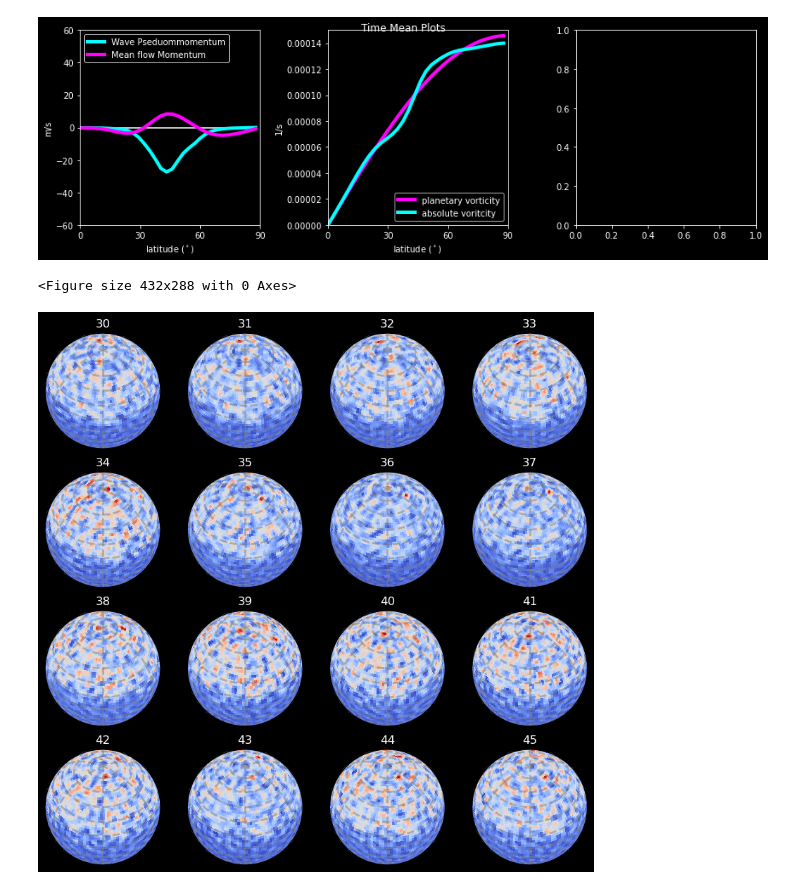
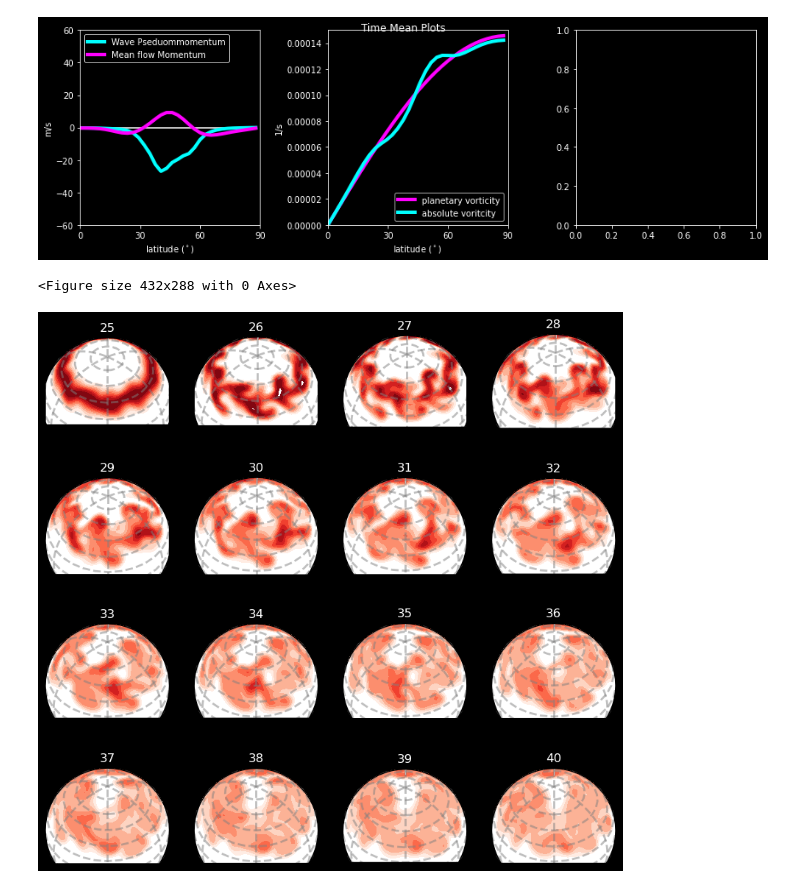
Before and after one commit to rfajber/BaroSphere, a Jupyter notebook: Stochastic_Jet_tracers.ipynb, the cells around one changed output. Drawn from its saved outputs; the diff is of its cells as text; code cells hidden in the pictures.

Commit message:
Fixed tracers and added tracer hyperdiffusion

```diff
--- a/Stochastic_Jet_tracers.ipynb
+++ b/Stochastic_Jet_tracers.ipynb
@@ -13,8 +13,8 @@ B=BaroSphere(
     efold=3*3600,
     nlat=64,
     do_tracers=1,
-    ntracers=1,
-    tracer_fix=True
+    ntracers=3,
+    tracer_fix=False
 )
 
 print(B.lons1.shape,B.lats1.shape)
@@ -51,6 +51,8 @@ B.vrtg_m1 = np.zeros([B.nlat,B.nlon])
 B.vrtg = np.zeros([B.nlat,B.nlon])
 
 tracers0 = np.exp(-(B.lats-45)**2/100)
+tracers1 = np.exp(-(B.lats-60)**2/100)
+tracers2 = np.exp(-(B.lats-30)**2/100)
 
 B.tracers_m1 = tracers0
 B.tracers = tracers0
@@ -83,6 +85,9 @@ s=np.sin(B.lats*B.a)
 #grid space filter
 damping_window=np.exp( - np.power( (s - 0.7) / 0.2 ,2) )
 
+#reset tracers after an initial spinup time
+Nspinup = 100
+
 #main time loop
 for i in range(1,Nsteps+1):
     #timestep the model
@@ -94,6 +99,7 @@ for i in range(1,Nsteps+1):
     #apply mean "drag" to the model
     B.vrtg = B.vrtg * tdamp / (tdamp + B.dt)
 
+
     #store data sometimes
     if i%dN_snap == 0:
         vrt[ksnap] = np.copy(B.vrtg)
@@ -101,6 +107,13 @@ for i in range(1,Nsteps+1):
         if B.do_tracers:
             tracers[ksnap]=np.copy(B.tracers)
         ksnap += 1
+        if ksnap==Nspinup:
+            B.tracers_m1[0] = tracers0
+            B.tracers[0] = tracers0
+            B.tracers_m1[1] = tracers1
+            B.tracers[1] = tracers1
+            B.tracers_m1[2] = tracers2
+            B.tracers[2] = tracers2
 # %% [output]
 2880 12 240
 (64, 128) (64, 128)
@@ -186,26 +199,41 @@ plt.savefig('TimeMean.png')
 # %%
 
 # look at some sample data to make sure things are working
 plt.clf()
 plt.figure(0,figsize=(10,10),dpi=100)
 lim=5e-5
 crs = ccrs.RotatedPole(pole_longitude=0, pole_latitude=45)
 cproj=ccrs.Orthographic(-0, 0)
 for i in range(0,16):
-    ind=120+i*4
+    ind=100+i*4
     ax=plt.subplot(4,4,i+1,projection=cproj)
-    ax.pcolormesh(B.lons1,B.lats1,tracers[ind,0],
-    # vmin=-1.e-4,vmax=1.e-4,
-    cmap=plt.cm.coolwarm,
-    transform=crs)
+    ax.contourf(B.lons1,B.lats1,tracers[ind,0],
+    cmap=plt.cm.Reds,alpha=1,
+    levels=np.linspace(0.1,1,10),transform=crs)
+    ax=plt.subplot(4,4,i+1,projection=cproj)
+    # ax.contourf(B.lons1,B.lats1,tracers[ind,1],
+    # cmap=plt.cm.Blues,alpha=0.5,
+    # levels=[0.25,1],transform=crs)
+    # ax=plt.subplot(4,4,i+1,projection=cproj)
+    # ax.contourf(B.lons1,B.lats1,tracers[ind,2],
+    # cmap=plt.cm.Greens,alpha=0.5,
+    # levels=[0.25,1],transform=crs)
+    # ax.contour(B.lons1,B.lats1,tracers[ind,1],
+    # vmin=0,vmax=1,
+    # cmap=plt.cm.Blues,alpha=0.5,
+    # transform=crs)
+    # ax.contour(B.lons1,B.lats1,tracers[ind,2],
+    # vmin=0,vmax=1,
+    # cmap=plt.cm.Greens,alpha=0.5,
+    # transform=crs)
     gl = ax.gridlines(crs=crs, draw_labels=False,
                   linewidth=2, color='gray', alpha=0.5, linestyle='--')
     plt.title(int((dN_snap*B.dt*ind)/(3600*24)))
 #    plt.title(1+i*0.5)
 #    plt.yticks([])
 #    plt.xticks([])
 #    plt.ylim([-90,90])
 #plt.savefig('test0.png')
 # %% [output]
 <Figure size 432x288 with 0 Axes>
-[figure, old version]
+[figure, new version]
```
Also changed, not shown: parts of 5 cells of this notebook, 1 other file.
